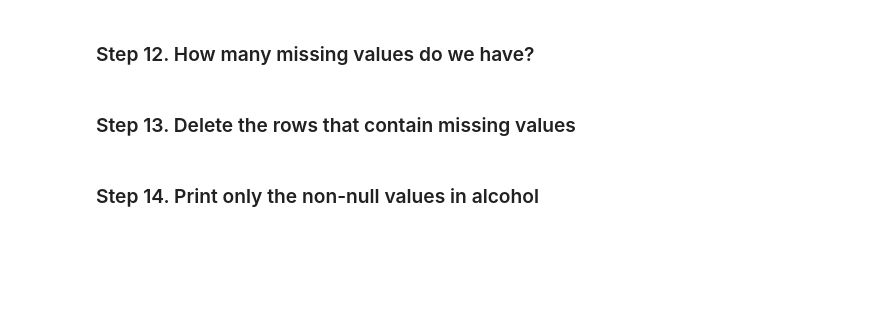
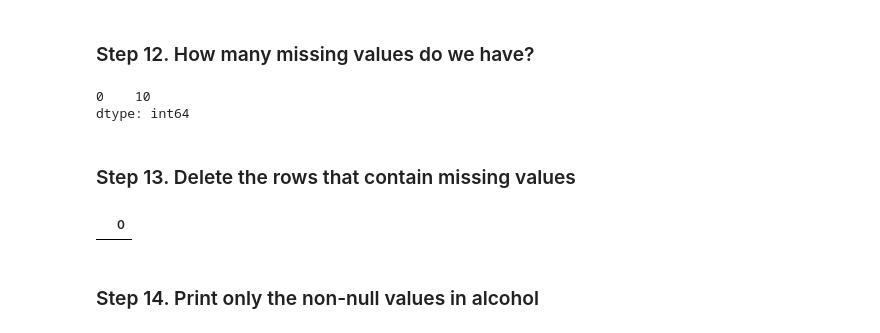
Before and after one commit to ericmuga253/Python-Data-, a Jupyter notebook: Exercises_(7).ipynb, the cells around one changed output. Cells and saved outputs as stored; diff of their text form; code cells hidden in the pictures; blank space fills up the shorter version.

```diff
--- a/Exercises_(7).ipynb
+++ b/Exercises_(7).ipynb
@@ -134,6 +156,15 @@ print(array)
 # %% [markdown]
 ### Step 12.  How many missing values do we have?
+# %%
+df.isnull().sum()
+# %% [output]
+0    10
+dtype: int64
 # %% [markdown]
 ### Step 13. Delete the rows that contain missing values
+# %%
+df.dropna()
+# %% [output]
+|  | 0 |
 # %% [markdown]
 ### Step 14. Print only the non-null values in alcohol
```
Also changed, not shown: parts of 7 cells of this notebook.
